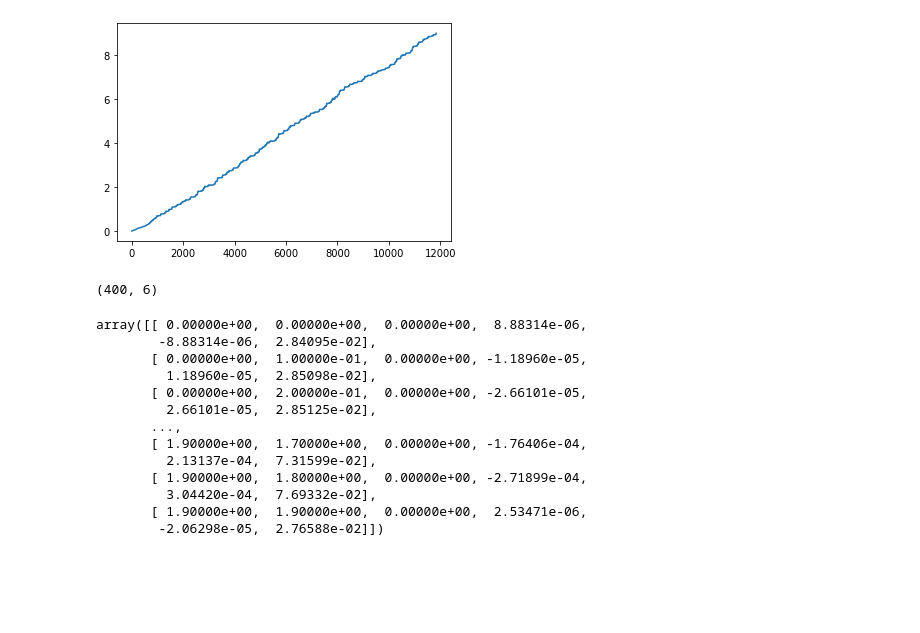
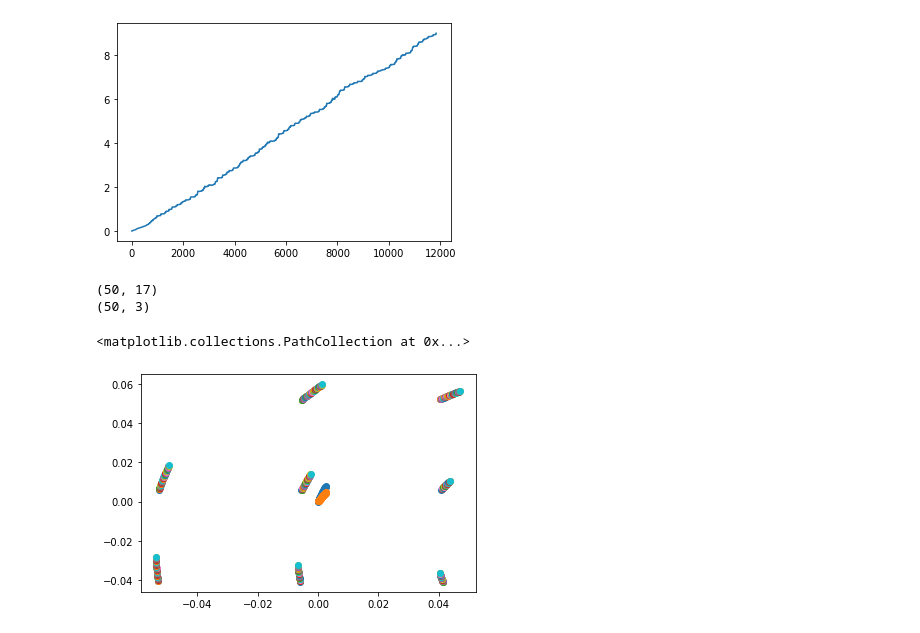
Before and after one commit to mannusschomaker/HeterogeneousGridBots, a Jupyter notebook: cpp/libsoda-cxx/debug.ipynb, the cells around one changed output. Saved outputs shown, nothing was run; the diff lists cells and outputs as text; code cells hidden in the pictures; blank space fills up the shorter version.

```diff
--- a/cpp/libsoda-cxx/debug.ipynb
+++ b/cpp/libsoda-cxx/debug.ipynb
@@ -49,3 +42,0 @@ len(arr[0])
-# %%
-xi = arr[:1][-2*nd::2]; yi = arr[:1][-2*nd+1::2];
-plt.scatter(xi,yi)
@@ -124,24 +119,22 @@ from matplotlib.colorbar import ColorbarBase
 from mpl_toolkits.axes_grid1 import make_axes_locatable
 # %%
 a = []
-for l in open("test3.txt","r").readlines():
+for l in open("test.txt","r").readlines()[::2]:
     a.append([float(x) for x in l.split(",")[:-1]])
 arr = np.array(a); print(arr.shape)
+a = []
+for l in open("test.txt","r").readlines()[1::2]:
+    a.append([float(x) for x in l.split(",")[:]])
+arr2 = np.array(a); print(arr2.shape)
 # %% [output]
-(400, 6)
+(50, 17)
+(50, 3)
-# %%
-arr
-# %% [output]
-array([[ 0.00000e+00,  0.00000e+00,  0.00000e+00,  8.88314e-06,
-        -8.88314e-06,  2.84095e-02],
-       [ 0.00000e+00,  1.00000e-01,  0.00000e+00, -1.18960e-05,
-         1.18960e-05,  2.85098e-02],
-       [ 0.00000e+00,  2.00000e-01,  0.00000e+00, -2.66101e-05,
-         2.66101e-05,  2.85125e-02],
-       ...,
-       [ 1.90000e+00,  1.70000e+00,  0.00000e+00, -1.76406e-04,
-         2.13137e-04,  7.31599e-02],
-       [ 1.90000e+00,  1.80000e+00,  0.00000e+00, -2.71899e-04,
-         3.04420e-04,  7.69332e-02],
-       [ 1.90000e+00,  1.90000e+00,  0.00000e+00,  2.53471e-06,
-        -2.06298e-05,  2.76588e-02]])
+# %%
+for i in range(0,len(arr)):
+    xi = arr[i][-2*nd::2]; yi = arr[i][-2*nd+1::2];
+    plt.scatter(xi,yi)
+plt.scatter(np.mean(arr[:,1::2],axis=1),np.mean(arr[:,2::2],axis=1))
+plt.scatter(arr2[:,0],arr2[:,1])
+# %% [output]
+<matplotlib.collections.PathCollection at 0x...>
+[figure, added]
```
Also changed, not shown: parts of 19 cells of this notebook, 5 other files.
